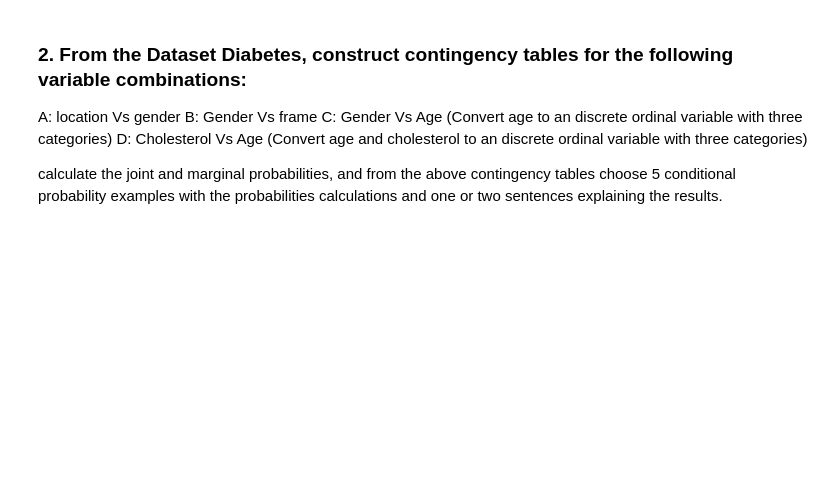
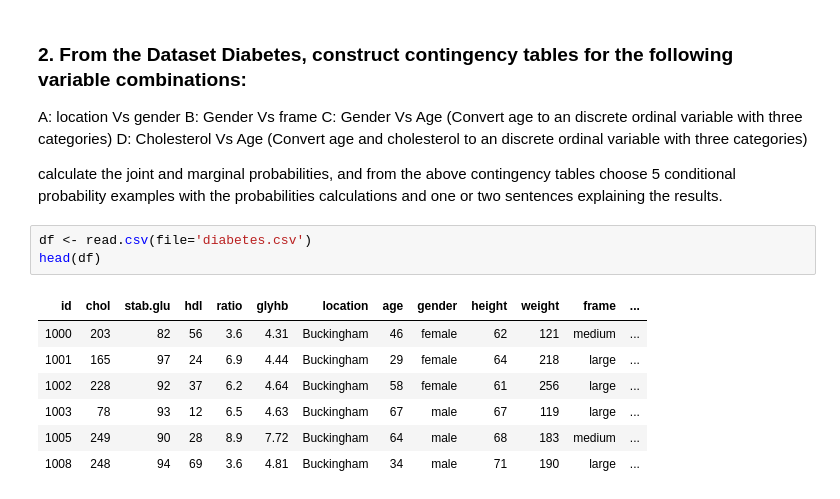
Before and after one commit to abchapman93/BMI_Prob_Stats, a Jupyter notebook: Module/Week_3/Homework 2..ipynb, the cells around one changed output. Drawn from its saved outputs; the diff is of its cells as text; blank space fills up the shorter version.

```diff
--- a/Module/Week_3/Homework 2..ipynb
+++ b/Module/Week_3/Homework 2..ipynb
@@ -13,3 +64,14 @@ C: Gender Vs Age (Convert age to an discrete ordinal variable with three categor
 D: Cholesterol Vs Age (Convert age and cholesterol to an discrete ordinal variable with three categories)
 
 calculate the joint and marginal probabilities, and from the above contingency tables choose 5 conditional probability examples with the probabilities calculations and one or two sentences explaining the results.
+# %%
+df <- read.csv(file='diabetes.csv')
+head(df)
+# %% [output]
+| id | chol | stab.glu | hdl | ratio | glyhb | location | age | gender | height | weight | frame | ... |
+| 1000 | 203 | 82 | 56 | 3.6 | 4.31 | Buckingham | 46 | female | 62 | 121 | medium | ... |
+| 1001 | 165 | 97 | 24 | 6.9 | 4.44 | Buckingham | 29 | female | 64 | 218 | large | ... |
+| 1002 | 228 | 92 | 37 | 6.2 | 4.64 | Buckingham | 58 | female | 61 | 256 | large | ... |
+| 1003 | 78 | 93 | 12 | 6.5 | 4.63 | Buckingham | 67 | male | 67 | 119 | large | ... |
+| 1005 | 249 | 90 | 28 | 8.9 | 7.72 | Buckingham | 64 | male | 68 | 183 | medium | ... |
+| 1008 | 248 | 94 | 69 | 3.6 | 4.81 | Buckingham | 34 | male | 71 | 190 | large | ... |
```
Also changed, not shown: parts of 41 cells of this notebook.
